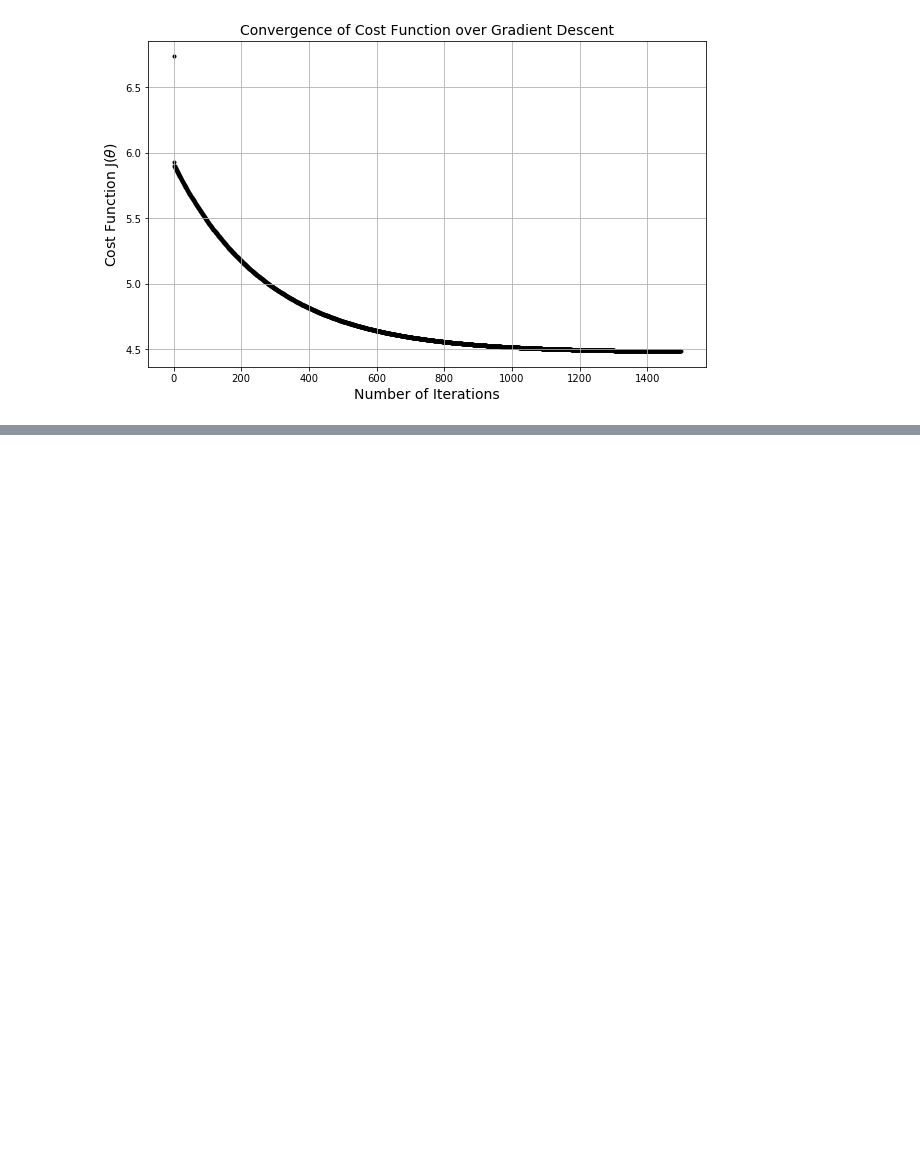
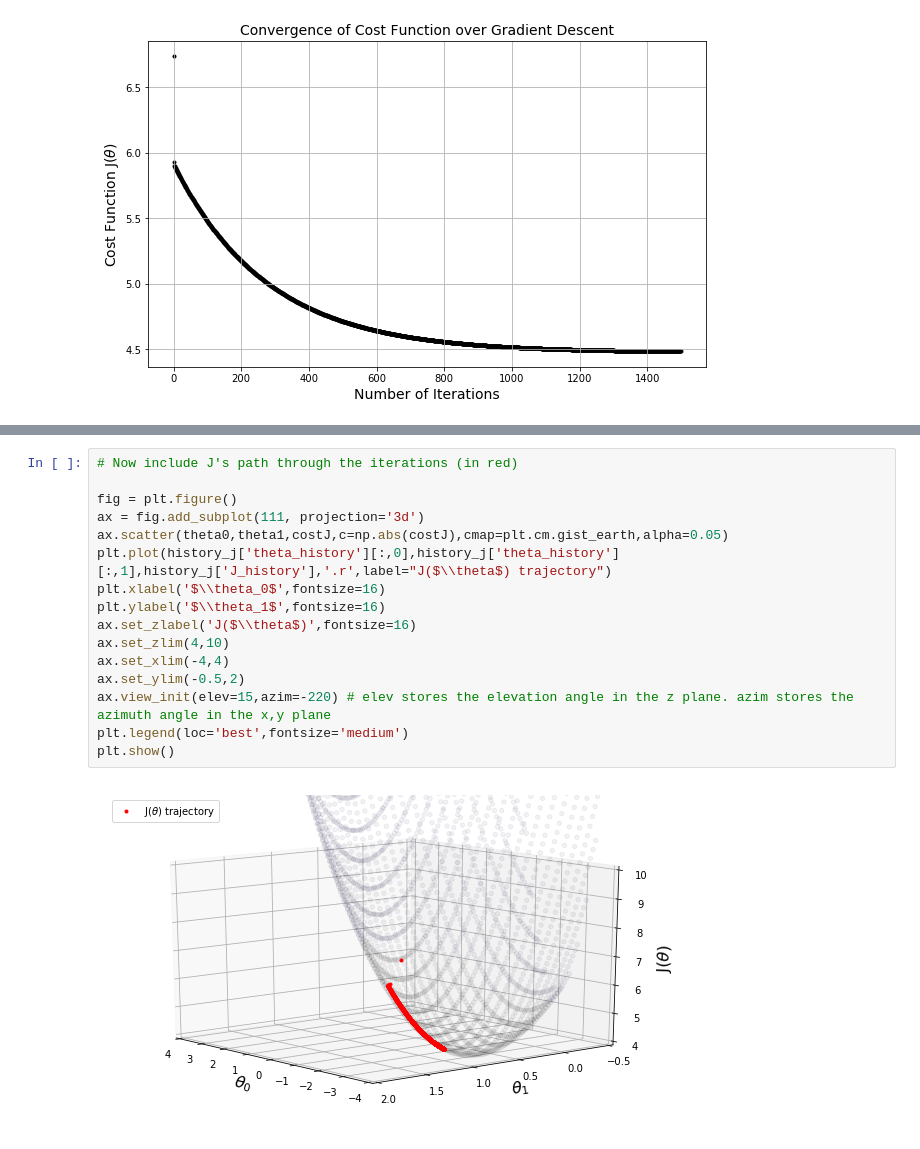
Before and after one commit to les67/MachineLearning_CourseraNg, a Jupyter notebook: ex1/ex1.ipynb, the cells around one changed output, grey strips where cells are left out. Saved outputs shown, nothing was run; the diff lists cells and outputs as text; blank space fills up the shorter version.

```diff
--- a/ex1/ex1.ipynb
+++ b/ex1/ex1.ipynb
@@ -274,0 +289,18 @@ xx, yy = np.meshgrid(np.arange(theta0_min, theta0_max, h),np.arange(theta1_min,
+# %%
+# Now include J's path through the iterations (in red)
+
+fig = plt.figure()
+ax = fig.add_subplot(111, projection='3d')
+ax.scatter(theta0,theta1,costJ,c=np.abs(costJ),cmap=plt.cm.gist_earth,alpha=0.05)
+plt.plot(history_j['theta_history'][:,0],history_j['theta_history'][:,1],history_j['J_history'],'.r',label="J($\\theta$) trajectory")
+plt.xlabel('$\\theta_0$',fontsize=16)
+plt.ylabel('$\\theta_1$',fontsize=16)
+ax.set_zlabel('J($\\theta$)',fontsize=16)
+ax.set_zlim(4,10)
+ax.set_xlim(-4,4)
+ax.set_ylim(-0.5,2)
+ax.view_init(elev=15,azim=-220) # elev stores the elevation angle in the z plane. azim stores the azimuth angle in the x,y plane
+plt.legend(loc='best',fontsize='medium')
+plt.show()
+# %% [output]
+[figure, added]
```
Also changed, not shown: parts of 24 cells of this notebook.
